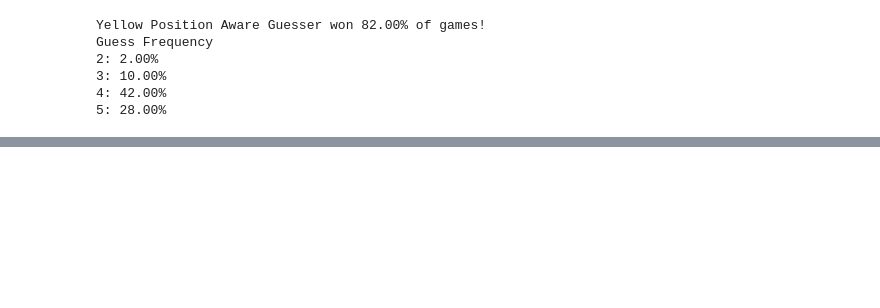
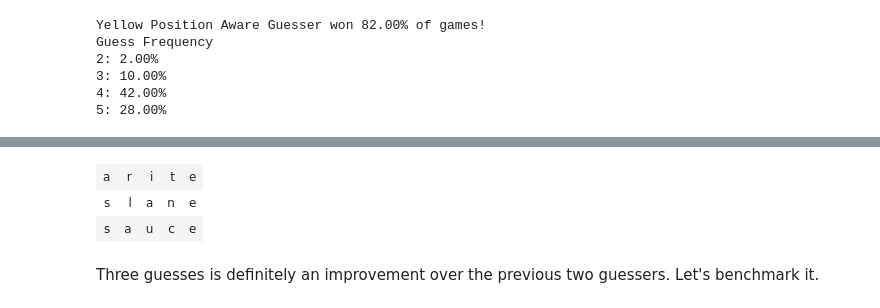
Before and after one commit to sharatvisweswara/wordle-solver, a Jupyter notebook: wordle-solver.ipynb, the cells around one changed output, grey strips where cells are left out. Drawn from its saved outputs; the diff is of its cells as text; code cells hidden in the pictures; blank space fills up the shorter version.

```diff
--- a/wordle-solver.ipynb
+++ b/wordle-solver.ipynb
@@ -437,0 +425,37 @@ That is a significant improvement! The yellow position aware guesser wins over 8
+# %%
+fun letterFrequencyGuesser(dictionary: List<String>, debug: Boolean = false): Guesser = { game ->
+    val redLetters = game.redLetters()
+    val greenLetters = game.greenLetters()
+    val yellowLetters = game.yellowLetters()
+    val usedWords = game.words()
+
+    fun Sequence<String>.f(name: String, fn: (String) -> Boolean) = filter {
+        val result = fn(it)
+        if (debug) {
+            println("? $name: $it -> $result")
+        }
+        result
+    }
+
+    dictionary
+        .asSequence()
+        .f("used") { word -> word !in usedWords }
+        .f("red($redLetters)") { word -> word.none { it in redLetters } }
+        .f("green($greenLetters)") { word -> greenLetters.all { (char, index) -> word[index] == char } }
+        .f("yellow($yellowLetters)") { word ->
+            yellowLetters.all { (char, indexes) ->
+                char in word && indexes.all { index -> word[index] != char }
+            }
+        }
+        .sortedByDescending { word -> word.sumOf { letterFrequency[it] ?: 0.0 } }
+        .first()
+}
+
+// let's try the same sample word as before
+HTML(playGame("sauce", letterFrequencyGuesser(dictionary)).toString())
+# %% [output]
+| a | r | i | t | e |
+| s | l | a | n | e |
+| s | a | u | c | e |
+# %% [markdown]
+Three guesses is definitely an improvement over the previous two guessers. Let's benchmark it.
```
Also changed, not shown: parts of 9 cells of this notebook.
